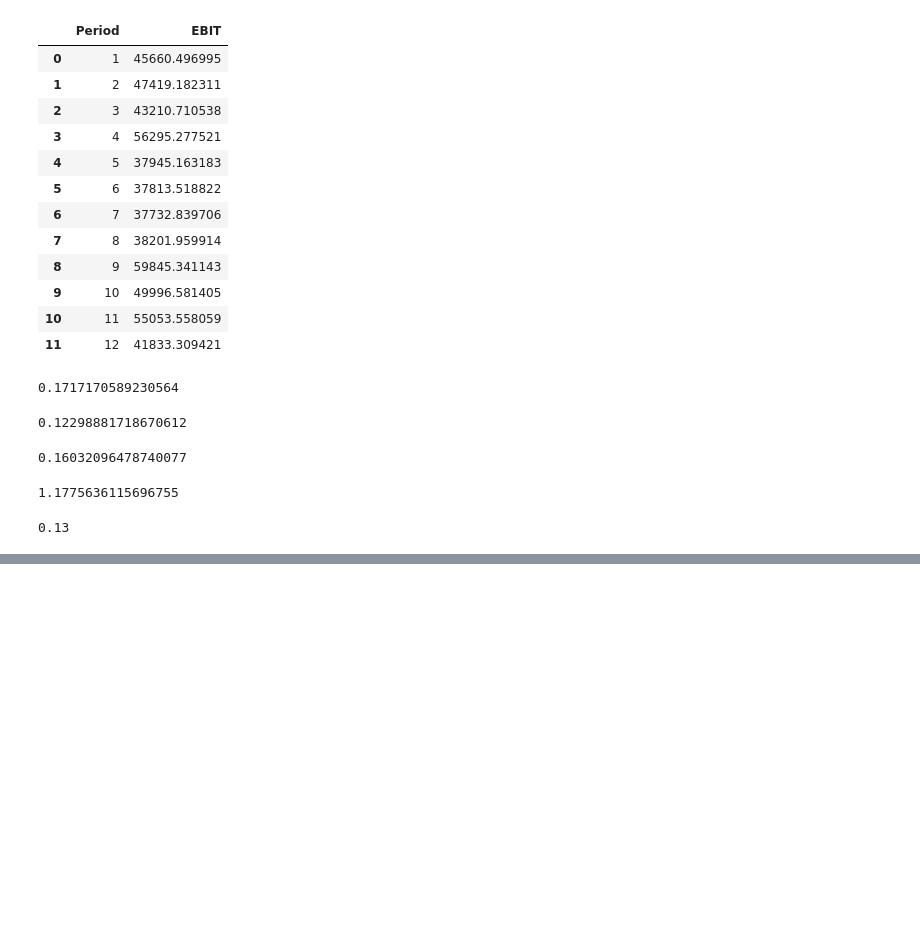
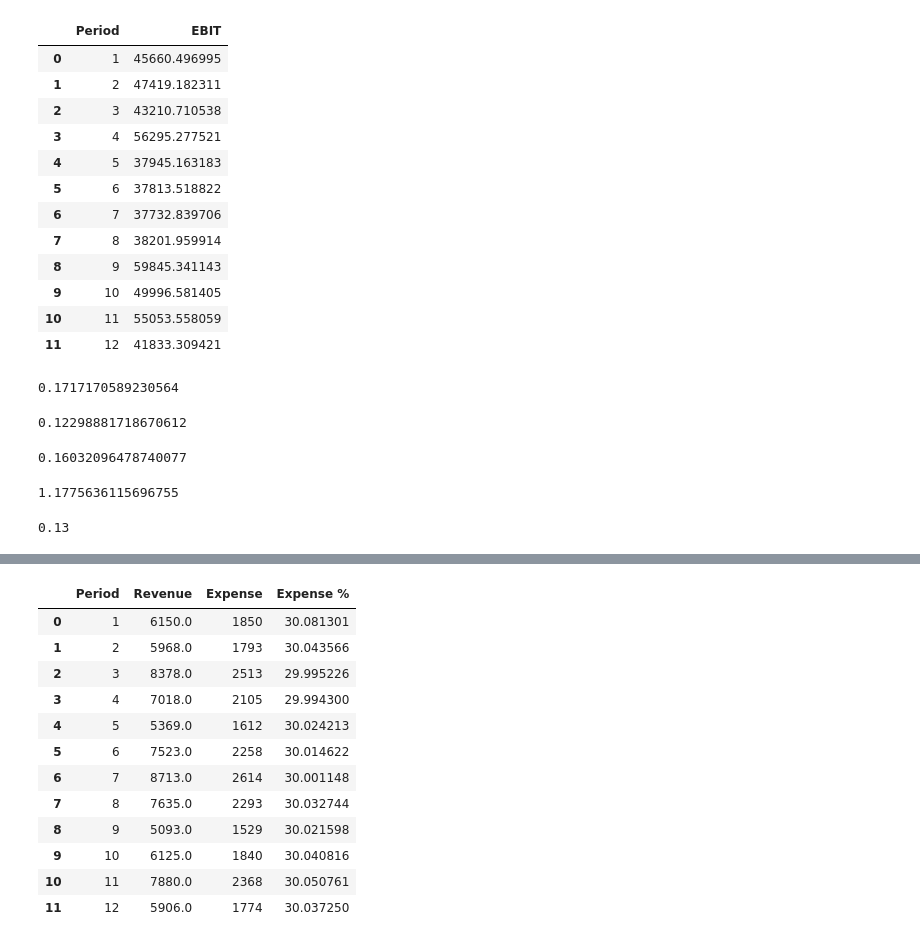
Before and after one commit to Gaia-Dental-Studio/Clinic_Value_Evaluation, a Jupyter notebook: playground.ipynb, the cells around one changed output, grey strips where cells are left out. Cells and saved outputs as stored; diff of their text form; code cells hidden in the pictures; blank space fills up the shorter version.

```diff
--- a/playground.ipynb
+++ b/playground.ipynb
@@ -789,0 +1058,18 @@ net_sales_growth
+# %%
+forecast_df = forecast_df.groupby('Period')['Revenue', 'Expense'].sum().reset_index()
+forecast_df['Expense %'] = forecast_df['Expense'] / forecast_df['Revenue'] * 100
+forecast_df
+# %% [output]
+|  | Period | Revenue | Expense | Expense % |
+| 0 | 1 | 6150.0 | 1850 | 30.081301 |
+| 1 | 2 | 5968.0 | 1793 | 30.043566 |
+| 2 | 3 | 8378.0 | 2513 | 29.995226 |
+| 3 | 4 | 7018.0 | 2105 | 29.994300 |
+| 4 | 5 | 5369.0 | 1612 | 30.024213 |
+| 5 | 6 | 7523.0 | 2258 | 30.014622 |
+| 6 | 7 | 8713.0 | 2614 | 30.001148 |
+| 7 | 8 | 7635.0 | 2293 | 30.032744 |
+| 8 | 9 | 5093.0 | 1529 | 30.021598 |
+| 9 | 10 | 6125.0 | 1840 | 30.040816 |
+| 10 | 11 | 7880.0 | 2368 | 30.050761 |
+| 11 | 12 | 5906.0 | 1774 | 30.037250 |
```
Also changed, not shown: parts of 11 cells of this notebook, 8 other files.
